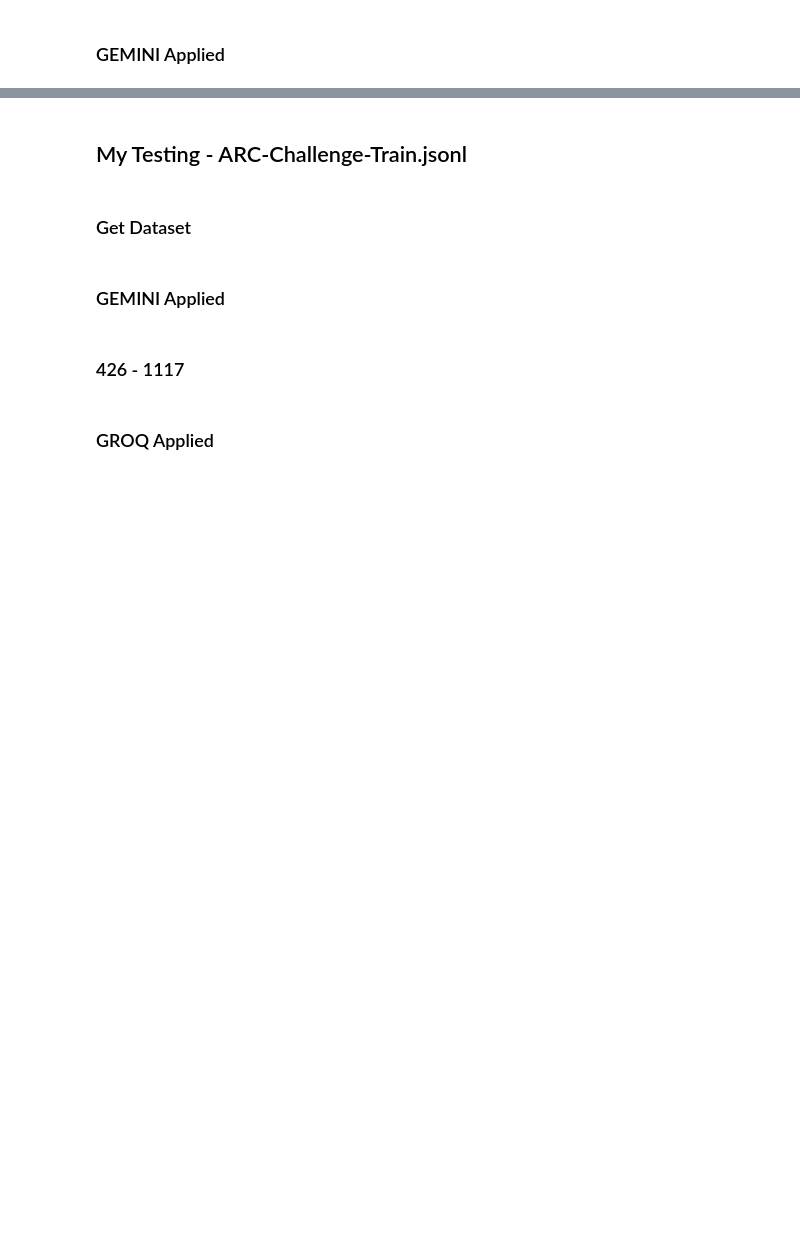
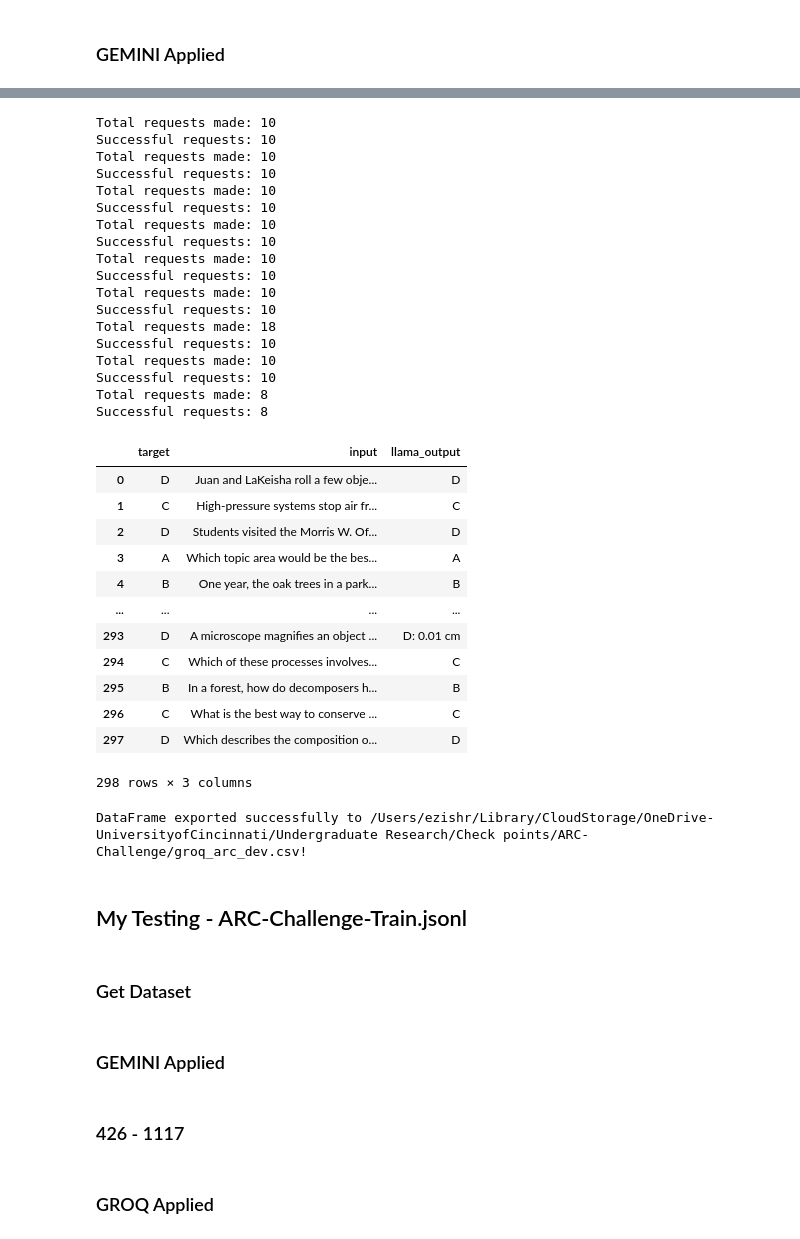
Before and after one commit to ezishr/Undergraduate-Research, a Jupyter notebook: Check points/ARC-Challenge/ARC-Challenge.ipynb, the cells around one changed output, grey strips where cells are left out. Cells and saved outputs as stored; diff of their text form; code cells hidden in the pictures; blank space fills up the shorter version.

Commit message:
done groq arc challenge

```diff
--- a/Check points/ARC-Challenge/ARC-Challenge.ipynb
+++ b/Check points/ARC-Challenge/ARC-Challenge.ipynb
@@ -533,0 +553,3 @@ df_to_csv('ARC-Challenge', gemini_arc_dev, 'gemini_arc_dev', 'gemini_output')
+# %%
+groq_arc_dev = arc_dev.copy()
+groq_arc_dev.info()
@@ -534,3 +566,50 @@ df_to_csv('ARC-Challenge', gemini_arc_dev, 'gemini_arc_dev', 'gemini_output')
+# %%
+groq_line_generate(arc_dev, groq_arc_dev, 210, 219, "You only answer A, B, C, D, or 1,2,3,4 from the provided multiple choices.", "llama-3.3-70b-versatile")
+groq_line_generate(arc_dev, groq_arc_dev, 220, 229, "You only answer A, B, C, D, or 1,2,3,4 from the provided multiple choices.", "llama-3.3-70b-versatile")
+groq_line_generate(arc_dev, groq_arc_dev, 230, 239, "You only answer A, B, C, D, or 1,2,3,4 from the provided multiple choices.", "llama-3.3-70b-versatile")
+groq_line_generate(arc_dev, groq_arc_dev, 240, 249, "You only answer A, B, C, D, or 1,2,3,4 from the provided multiple choices.", "llama-3.3-70b-versatile")
+groq_line_generate(arc_dev, groq_arc_dev, 250, 259, "You only answer A, B, C, D, or 1,2,3,4 from the provided multiple choices.", "llama-3.3-70b-versatile")
+groq_line_generate(arc_dev, groq_arc_dev, 260, 269, "You only answer A, B, C, D, or 1,2,3,4 from the provided multiple choices.", "llama-3.3-70b-versatile")
+groq_line_generate(arc_dev, groq_arc_dev, 270, 279, "You only answer A, B, C, D, or 1,2,3,4 from the provided multiple choices.", "llama-3.3-70b-versatile")
+groq_line_generate(arc_dev, groq_arc_dev, 280, 289, "You only answer A, B, C, D, or 1,2,3,4 from the provided multiple choices.", "llama-3.3-70b-versatile")
+groq_line_generate(arc_dev, groq_arc_dev, 290, 298, "You only answer A, B, C, D, or 1,2,3,4 from the provided multiple choices.", "llama-3.3-70b-versatile")
+# groq_line_generate(arc_dev, groq_arc_dev, 200, 209, "You only answer A, B, C, D, or 1,2,3,4 from the provided multiple choices.", "llama-3.3-70b-versatile")
+# %% [output]
+Total requests made: 10
+Successful requests: 10
+Total requests made: 10
+Successful requests: 10
+Total requests made: 10
+Successful requests: 10
+Total requests made: 10
+Successful requests: 10
+Total requests made: 10
+Successful requests: 10
+Total requests made: 10
+Successful requests: 10
+Total requests made: 18
+Successful requests: 10
+Total requests made: 10
+Successful requests: 10
+Total requests made: 8
+Successful requests: 8
+|  | target | input | llama_output |
+| 0 | D | Juan and LaKeisha roll a few obje... | D |
+| 1 | C | High-pressure systems stop air fr... | C |
+| 2 | D | Students visited the Morris W. Of... | D |
+| 3 | A | Which topic area would be the bes... | A |
+| 4 | B | One year, the oak trees in a park... | B |
+| ... | ... | ... | ... |
+| 293 | D | A microscope magnifies an object ... | D: 0.01 cm |
+| 294 | C | Which of these processes involves... | C |
+| 295 | B | In a forest, how do decomposers h... | B |
+| 296 | C | What is the best way to conserve ... | C |
+| 297 | D | Which describes the composition o... | D |
+298 rows × 3 columns
+# %%
+df_to_csv('ARC-Challenge', groq_arc_dev, 'groq_arc_dev', 'llama_output')
+# %% [output]
+DataFrame exported successfully to /Users/ezishr/Library/CloudStorage/OneDrive-UniversityofCincinnati/Undergraduate Research/Check points/ARC-Challenge/groq_arc_dev.csv!
 # %% [markdown]
 ## My Testing - ARC-Challenge-Train.jsonl
 # %% [markdown]
```
Also changed, not shown: parts of 11 cells of this notebook, 4 other files.
